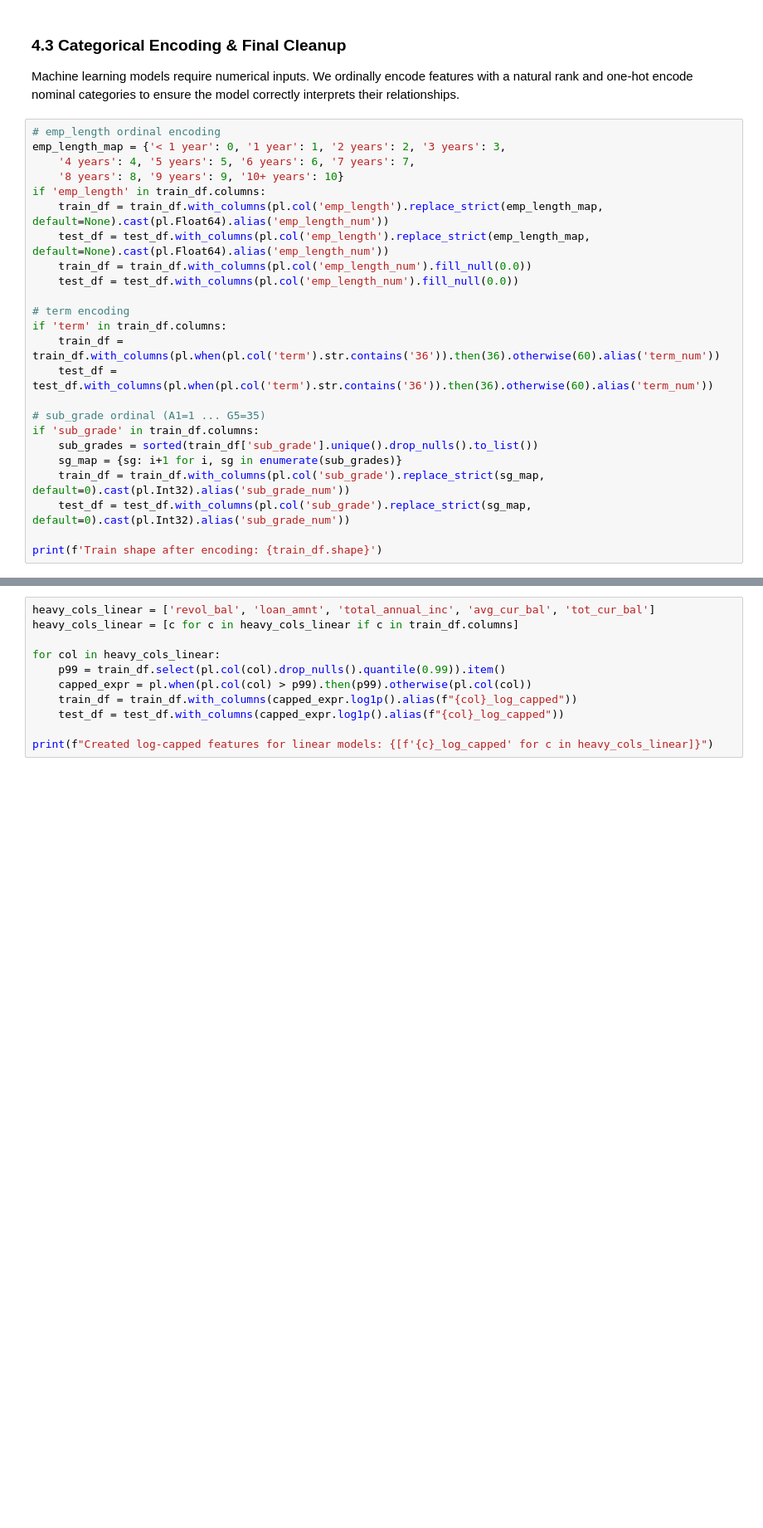
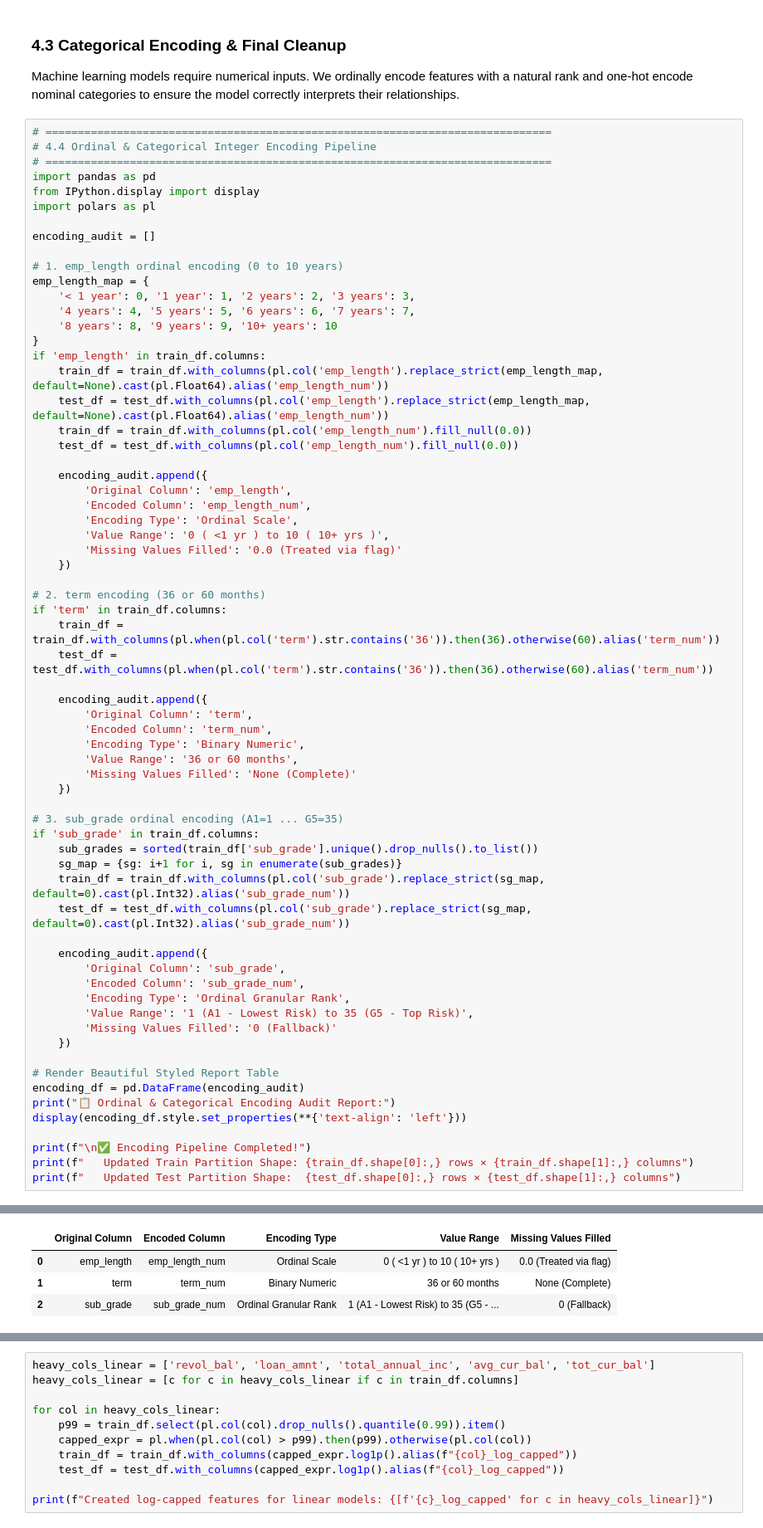
Before and after one commit to YonatanGafri/lending-club-mlops, a Jupyter notebook: Lending_Club_Project_Semifinal.ipynb, the cells around one changed output, grey strips where cells are left out. Shown at 83% size. Drawn from its saved outputs; the diff is of its cells as text; blank space fills up the shorter version.

```diff
--- a/Lending_Club_Project_Semifinal.ipynb
+++ b/Lending_Club_Project_Semifinal.ipynb
@@ -1116,27 +1314,69 @@ Train shape: (661283, 87)
 ### 4.3 Categorical Encoding & Final Cleanup
 Machine learning models require numerical inputs. We ordinally encode features with a natural rank and one-hot encode nominal categories to ensure the model correctly interprets their relationships.
 # %%
-# emp_length ordinal encoding
-emp_length_map = {'< 1 year': 0, '1 year': 1, '2 years': 2, '3 years': 3,
+# ==============================================================================
+# 4.4 Ordinal & Categorical Integer Encoding Pipeline
+# ==============================================================================
+import pandas as pd
+from IPython.display import display
+import polars as pl
+
+encoding_audit = []
+
+# 1. emp_length ordinal encoding (0 to 10 years)
+emp_length_map = {
+    '< 1 year': 0, '1 year': 1, '2 years': 2, '3 years': 3,
     '4 years': 4, '5 years': 5, '6 years': 6, '7 years': 7,
-    '8 years': 8, '9 years': 9, '10+ years': 10}
+    '8 years': 8, '9 years': 9, '10+ years': 10
+}
 if 'emp_length' in train_df.columns:
     train_df = train_df.with_columns(pl.col('emp_length').replace_strict(emp_length_map, default=None).cast(pl.Float64).alias('emp_length_num'))
     test_df = test_df.with_columns(pl.col('emp_length').replace_strict(emp_length_map, default=None).cast(pl.Float64).alias('emp_length_num'))
     train_df = train_df.with_columns(pl.col('emp_length_num').fill_null(0.0))
     test_df = test_df.with_columns(pl.col('emp_length_num').fill_null(0.0))
 
-# term encoding
+    encoding_audit.append({
+        'Original Column': 'emp_length',
+        'Encoded Column': 'emp_length_num',
+        'Encoding Type': 'Ordinal Scale',
+        'Value Range': '0 ( <1 yr ) to 10 ( 10+ yrs )',
+        'Missing Values Filled': '0.0 (Treated via flag)'
+    })
+
+# 2. term encoding (36 or 60 months)
 if 'term' in train_df.columns:
     train_df = train_df.with_columns(pl.when(pl.col('term').str.contains('36')).then(36).otherwise(60).alias('term_num'))
     test_df = test_df.with_columns(pl.when(pl.col('term').str.contains('36')).then(36).otherwise(60).alias('term_num'))
 
-# sub_grade ordinal (A1=1 ... G5=35)
+    encoding_audit.append({
+        'Original Column': 'term',
+        'Encoded Column': 'term_num',
+        'Encoding Type': 'Binary Numeric',
+        'Value Range': '36 or 60 months',
+        'Missing Values Filled': 'None (Complete)'
+    })
+
+# 3. sub_grade ordinal encoding (A1=1 ... G5=35)
 if 'sub_grade' in train_df.columns:
     sub_grades = sorted(train_df['sub_grade'].unique().drop_nulls().to_list())
     sg_map = {sg: i+1 for i, sg in enumerate(sub_grades)}
     train_df = train_df.with_columns(pl.col('sub_grade').replace_strict(sg_map, default=0).cast(pl.Int32).alias('sub_grade_num'))
     test_df = test_df.with_columns(pl.col('sub_grade').replace_strict(sg_map, default=0).cast(pl.Int32).alias('sub_grade_num'))
 
-print(f'Train shape after encoding: {train_df.shape}')
+    encoding_audit.append({
+        'Original Column': 'sub_grade',
+        'Encoded Column': 'sub_grade_num',
+        'Encoding Type': 'Ordinal Granular Rank',
+        'Value Range': '1 (A1 - Lowest Risk) to 35 (G5 - Top Risk)',
+        'Missing Values Filled': '0 (Fallback)'
+    })
+
+# Render Beautiful Styled Report Table
+encoding_df = pd.DataFrame(encoding_audit)
+print("📋 Ordinal & Categorical Encoding Audit Report:")
+display(encoding_df.style.set_properties(**{'text-align': 'left'}))
+
+print(f"\n✅ Encoding Pipeline Completed!")
+print(f"   Updated Train Partition Shape: {train_df.shape[0]:,} rows × {train_df.shape[1]:,} columns")
+print(f"   Updated Test Partition Shape:  {test_df.shape[0]:,} rows × {test_df.shape[1]:,} columns")
 # %% [output]
@@ -1143,0 +1384,4 @@ Train shape after encoding: (661283, 90)
+|  | Original Column | Encoded Column | Encoding Type | Value Range | Missing Values Filled |
+| 0 | emp_length | emp_length_num | Ordinal Scale | 0 ( <1 yr ) to 10 ( 10+ yrs ) | 0.0 (Treated via flag) |
+| 1 | term | term_num | Binary Numeric | 36 or 60 months | None (Complete) |
+| 2 | sub_grade | sub_grade_num | Ordinal Granular Rank | 1 (A1 - Lowest Risk) to 35 (G5 - ... | 0 (Fallback) |
```
Also changed, not shown: parts of 24 cells of this notebook, 3 other files.
